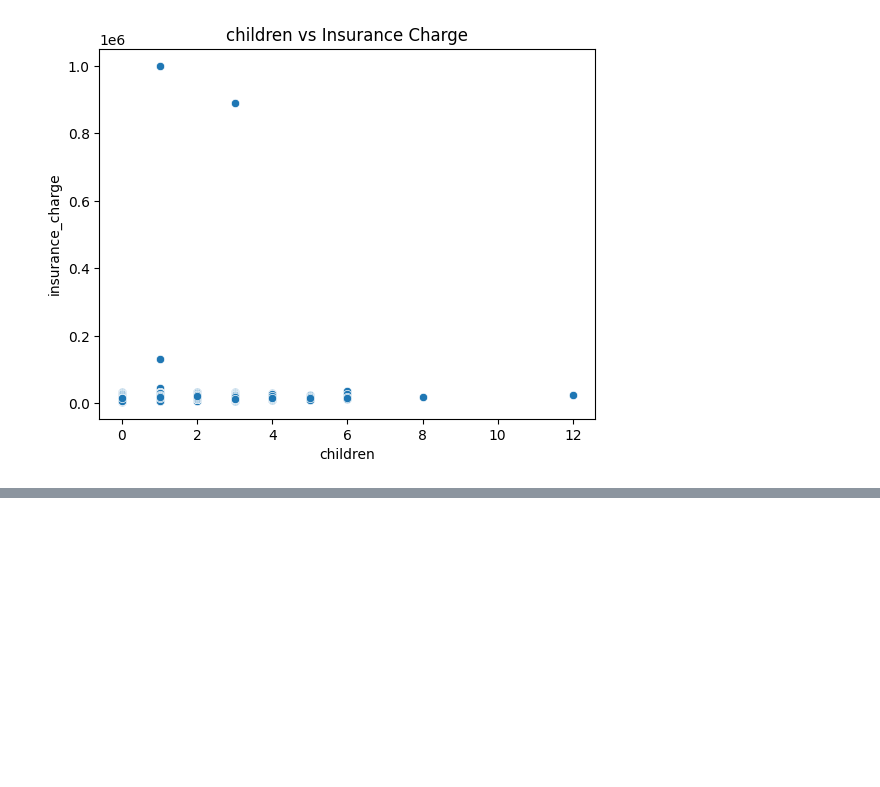
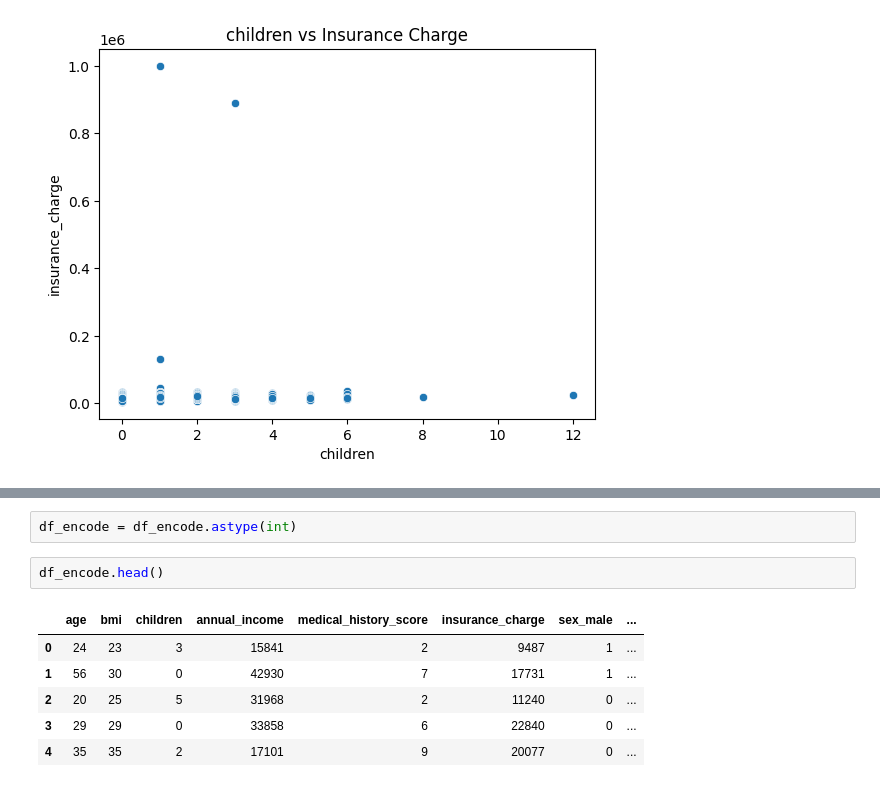
Before and after one commit to lovkush7/MACHINE-LEARNING-, a Jupyter notebook: insurace2_0.ipynb, the cells around one changed output, grey strips where cells are left out. Drawn from its saved outputs; the diff is of its cells as text; blank space fills up the shorter version.

```diff
--- a/insurace2_0.ipynb
+++ b/insurace2_0.ipynb
@@ -646,0 +697,11 @@ for col in num_cols:
+# %%
+df_encode = df_encode.astype(int)
+# %%
+df_encode.head()
+# %% [output]
+|  | age | bmi | children | annual_income | medical_history_score | insurance_charge | sex_male | ... |
+| 0 | 24 | 23 | 3 | 15841 | 2 | 9487 | 1 | ... |
+| 1 | 56 | 30 | 0 | 42930 | 7 | 17731 | 1 | ... |
+| 2 | 20 | 25 | 5 | 31968 | 2 | 11240 | 0 | ... |
+| 3 | 29 | 29 | 0 | 33858 | 6 | 22840 | 0 | ... |
+| 4 | 35 | 35 | 2 | 17101 | 9 | 20077 | 0 | ... |
```
Also changed, not shown: parts of 17 cells of this notebook.
